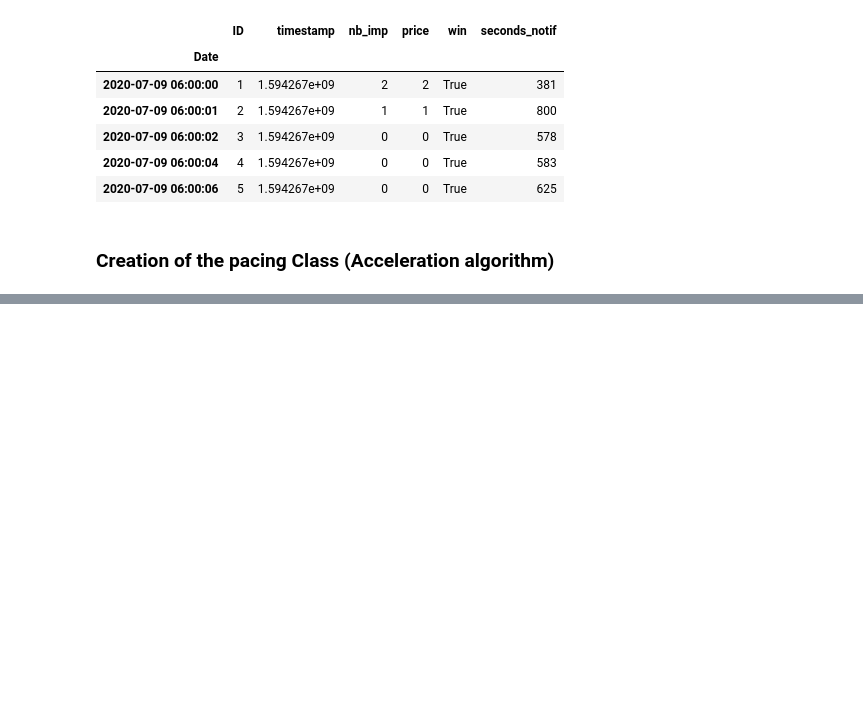
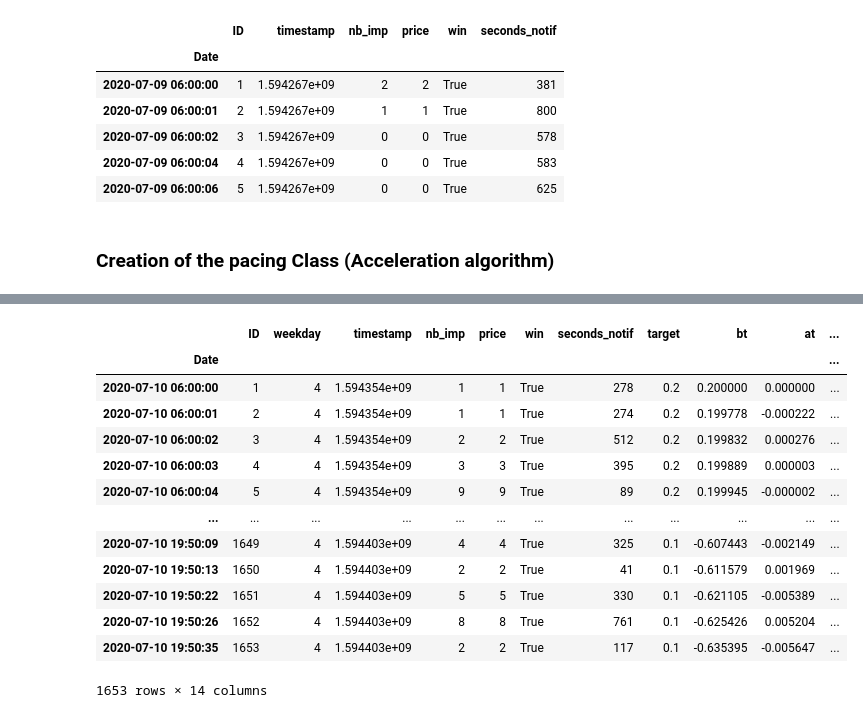
Before and after one commit to ThomasM-mecen/Displayce_internship, a Jupyter notebook: Pacing/Algorithmes.ipynb, the cells around one changed output, grey strips where cells are left out. Saved outputs shown, nothing was run; the diff lists cells and outputs as text; code cells hidden in the pictures; blank space fills up the shorter version.

```diff
--- a/Pacing/Algorithmes.ipynb
+++ b/Pacing/Algorithmes.ipynb
@@ -300,0 +481,17 @@ data.to_csv('pacing(at)_09-07-2020_07-08-2020.csv', index=True)
+# %%
+jour
+# %% [output]
+|  | ID | weekday | timestamp | nb_imp | price | win | seconds_notif | target | bt | at | ... |
+| Date |  |  |  |  |  |  |  |  |  |  | ... |
+| 2020-07-10 06:00:00 | 1 | 4 | 1.594354e+09 | 1 | 1 | True | 278 | 0.2 | 0.200000 | 0.000000 | ... |
+| 2020-07-10 06:00:01 | 2 | 4 | 1.594354e+09 | 1 | 1 | True | 274 | 0.2 | 0.199778 | -0.000222 | ... |
+| 2020-07-10 06:00:02 | 3 | 4 | 1.594354e+09 | 2 | 2 | True | 512 | 0.2 | 0.199832 | 0.000276 | ... |
+| 2020-07-10 06:00:03 | 4 | 4 | 1.594354e+09 | 3 | 3 | True | 395 | 0.2 | 0.199889 | 0.000003 | ... |
+| 2020-07-10 06:00:04 | 5 | 4 | 1.594354e+09 | 9 | 9 | True | 89 | 0.2 | 0.199945 | -0.000002 | ... |
+| ... | ... | ... | ... | ... | ... | ... | ... | ... | ... | ... | ... |
+| 2020-07-10 19:50:09 | 1649 | 4 | 1.594403e+09 | 4 | 4 | True | 325 | 0.1 | -0.607443 | -0.002149 | ... |
+| 2020-07-10 19:50:13 | 1650 | 4 | 1.594403e+09 | 2 | 2 | True | 41 | 0.1 | -0.611579 | 0.001969 | ... |
+| 2020-07-10 19:50:22 | 1651 | 4 | 1.594403e+09 | 5 | 5 | True | 330 | 0.1 | -0.621105 | -0.005389 | ... |
+| 2020-07-10 19:50:26 | 1652 | 4 | 1.594403e+09 | 8 | 8 | True | 761 | 0.1 | -0.625426 | 0.005204 | ... |
+| 2020-07-10 19:50:35 | 1653 | 4 | 1.594403e+09 | 2 | 2 | True | 117 | 0.1 | -0.635395 | -0.005647 | ... |
+1653 rows × 14 columns
```
Also changed, not shown: parts of 12 cells of this notebook, 2 other files.
